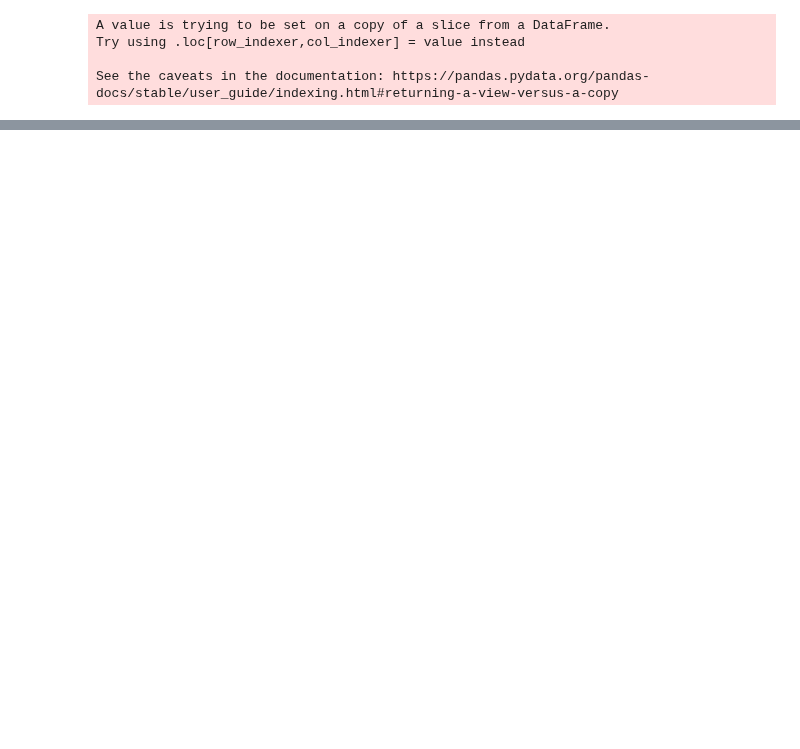
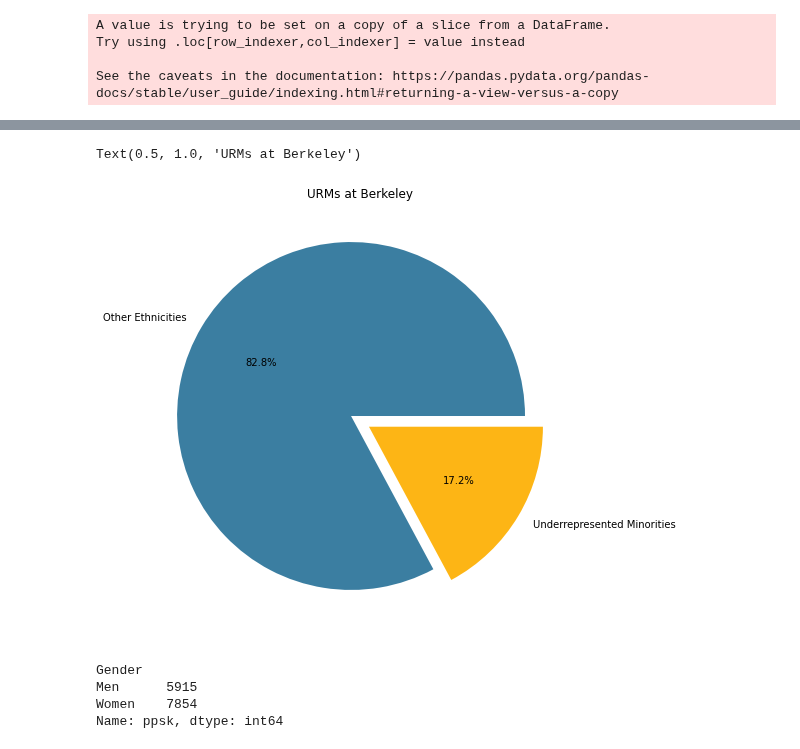
Before and after one commit to PaulDTP/Berkeley_Jacobs, a Jupyter notebook: urm_ls.ipynb, the cells around one changed output, grey strips where cells are left out. Saved outputs shown, nothing was run; the diff lists cells and outputs as text; code cells hidden in the pictures; blank space fills up the shorter version.

```diff
--- a/urm_ls.ipynb
+++ b/urm_ls.ipynb
@@ -58 +41,23 @@ urms
 13776 rows × 3 columns
+# %%
+test = pd.DataFrame(index = ['Other Ethnicities', 'Underrepresented Minorities'], data =
+[demographics.groupby('Ethnicity').count().loc[[True,True,False,True]].sum(),
+demographics.groupby('Ethnicity').count().loc['Underrepresented Minority']])
+# %%
+urms_berk = test['ppsk']
+
+blue_gold = [(0.231,0.494,0.631),(0.992,0.709,0.082)]
+plt.figure(figsize = (10,8))
+plt.pie(urms_berk, labels = urms_berk.index, autopct="%.1f%%", explode=[0.06]*2, pctdistance=0.6, colors=blue_gold)
+plt.title("URMs at Berkeley")
+# %% [output]
+Text(0.5, 1.0, 'URMs at Berkeley')
+[figure, added]
+# %%
+urms_women = urms.groupby('Gender').count().loc[[False,True,True],:].reindex(['Male','Female']).rename(index={'Male':'Men', 'Female':'Women'})['ppsk']
+urms_women
+# %% [output]
+Gender
+Men      5915
+Women    7854
+Name: ppsk, dtype: int64
```
Also changed, not shown: parts of 14 cells of this notebook, 5 other files.
